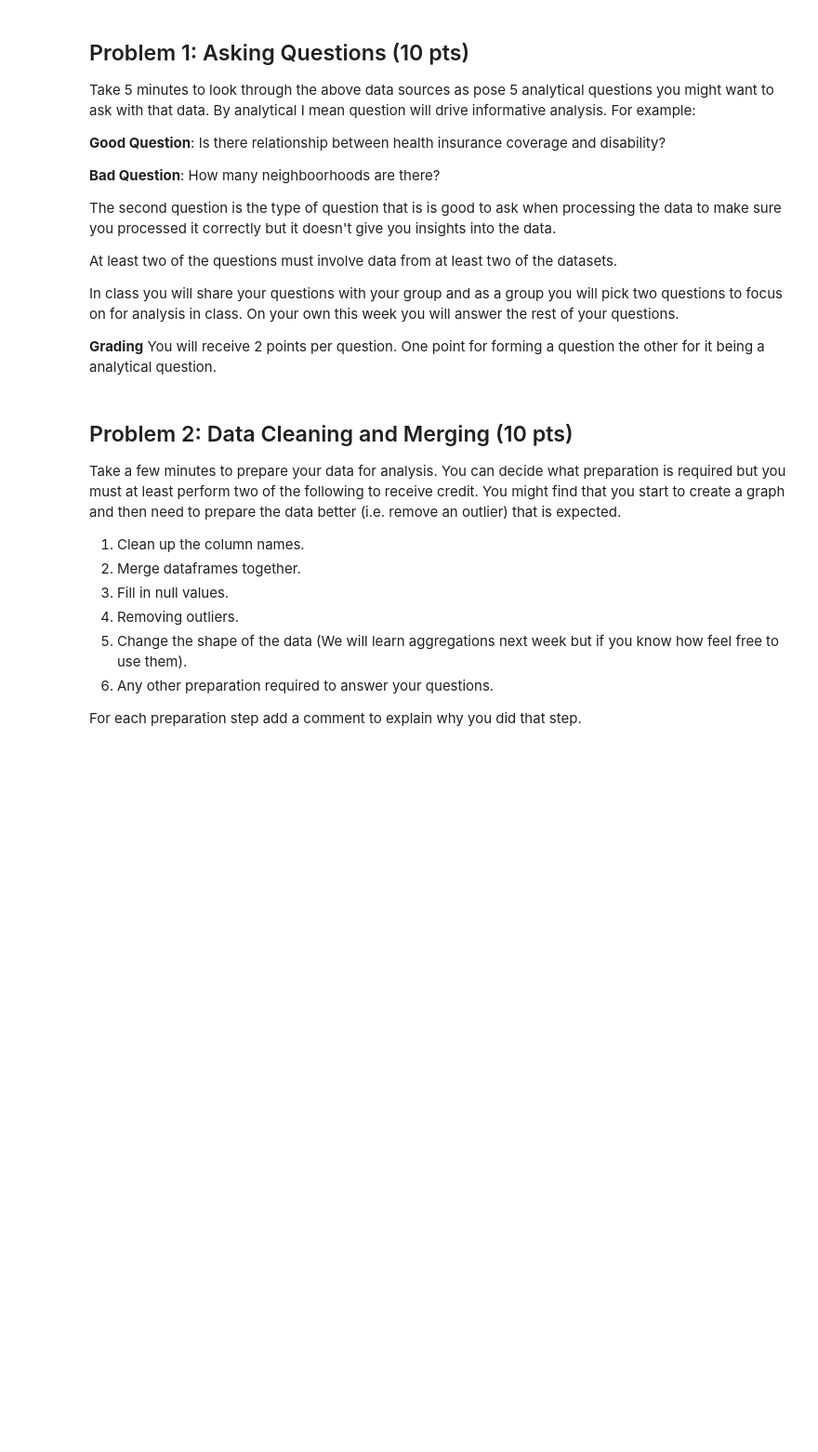
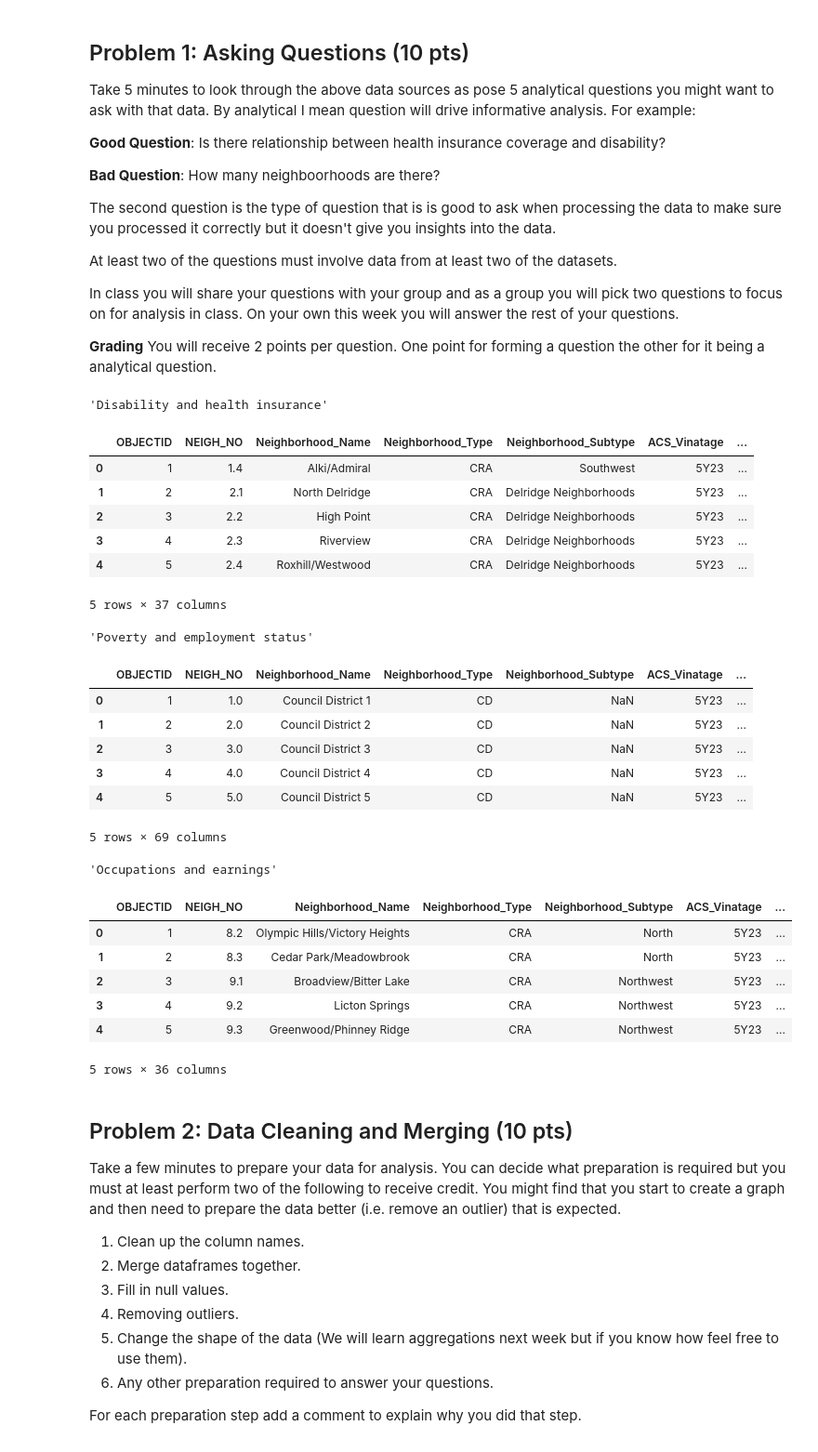
Before and after one commit to jklinck/AD450Winter2026, a Jupyter notebook: week_9_viz_determ.ipynb, the cells around one changed output. Shown at 93% size. Saved outputs shown, nothing was run; the diff lists cells and outputs as text; code cells hidden in the pictures; blank space fills up the shorter version.

Commit message:
displayed head of each csv for further study

```diff
--- a/week_9_viz_determ.ipynb
+++ b/week_9_viz_determ.ipynb
@@ -183,11 +183,43 @@ In class you will share your questions with your group and as a group you will p
 **Grading**
 You will receive 2 points per question. One point for forming a question the other for it being a analytical question.
 # %%
+display("Disability and health insurance")
+display(dis_health_df.head())
+display("Poverty and employment status")
+display(income_df.head())
+display("Occupations and earnings")
+display(poverty_df.head())
+
 """
 How does poverty correlate with employment?
 
 How does income correlate with disability?
 """;
+# %% [output]
+'Disability and health insurance'
+|  | OBJECTID | NEIGH_NO | Neighborhood_Name | Neighborhood_Type | Neighborhood_Subtype | ACS_Vinatage | ... |
+| 0 | 1 | 1.4 | Alki/Admiral | CRA | Southwest | 5Y23 | ... |
+| 1 | 2 | 2.1 | North Delridge | CRA | Delridge Neighborhoods | 5Y23 | ... |
+| 2 | 3 | 2.2 | High Point | CRA | Delridge Neighborhoods | 5Y23 | ... |
+| 3 | 4 | 2.3 | Riverview | CRA | Delridge Neighborhoods | 5Y23 | ... |
+| 4 | 5 | 2.4 | Roxhill/Westwood | CRA | Delridge Neighborhoods | 5Y23 | ... |
+5 rows × 37 columns
+'Poverty and employment status'
+|  | OBJECTID | NEIGH_NO | Neighborhood_Name | Neighborhood_Type | Neighborhood_Subtype | ACS_Vinatage | ... |
+| 0 | 1 | 1.0 | Council District 1 | CD | NaN | 5Y23 | ... |
+| 1 | 2 | 2.0 | Council District 2 | CD | NaN | 5Y23 | ... |
+| 2 | 3 | 3.0 | Council District 3 | CD | NaN | 5Y23 | ... |
+| 3 | 4 | 4.0 | Council District 4 | CD | NaN | 5Y23 | ... |
+| 4 | 5 | 5.0 | Council District 5 | CD | NaN | 5Y23 | ... |
+5 rows × 69 columns
+'Occupations and earnings'
+|  | OBJECTID | NEIGH_NO | Neighborhood_Name | Neighborhood_Type | Neighborhood_Subtype | ACS_Vinatage | ... |
+| 0 | 1 | 8.2 | Olympic Hills/Victory Heights | CRA | North | 5Y23 | ... |
+| 1 | 2 | 8.3 | Cedar Park/Meadowbrook | CRA | North | 5Y23 | ... |
+| 2 | 3 | 9.1 | Broadview/Bitter Lake | CRA | Northwest | 5Y23 | ... |
+| 3 | 4 | 9.2 | Licton Springs | CRA | Northwest | 5Y23 | ... |
+| 4 | 5 | 9.3 | Greenwood/Phinney Ridge | CRA | Northwest | 5Y23 | ... |
+5 rows × 36 columns
 # %% [markdown]
 ## Problem 2: Data Cleaning and Merging (10 pts)
 
```
